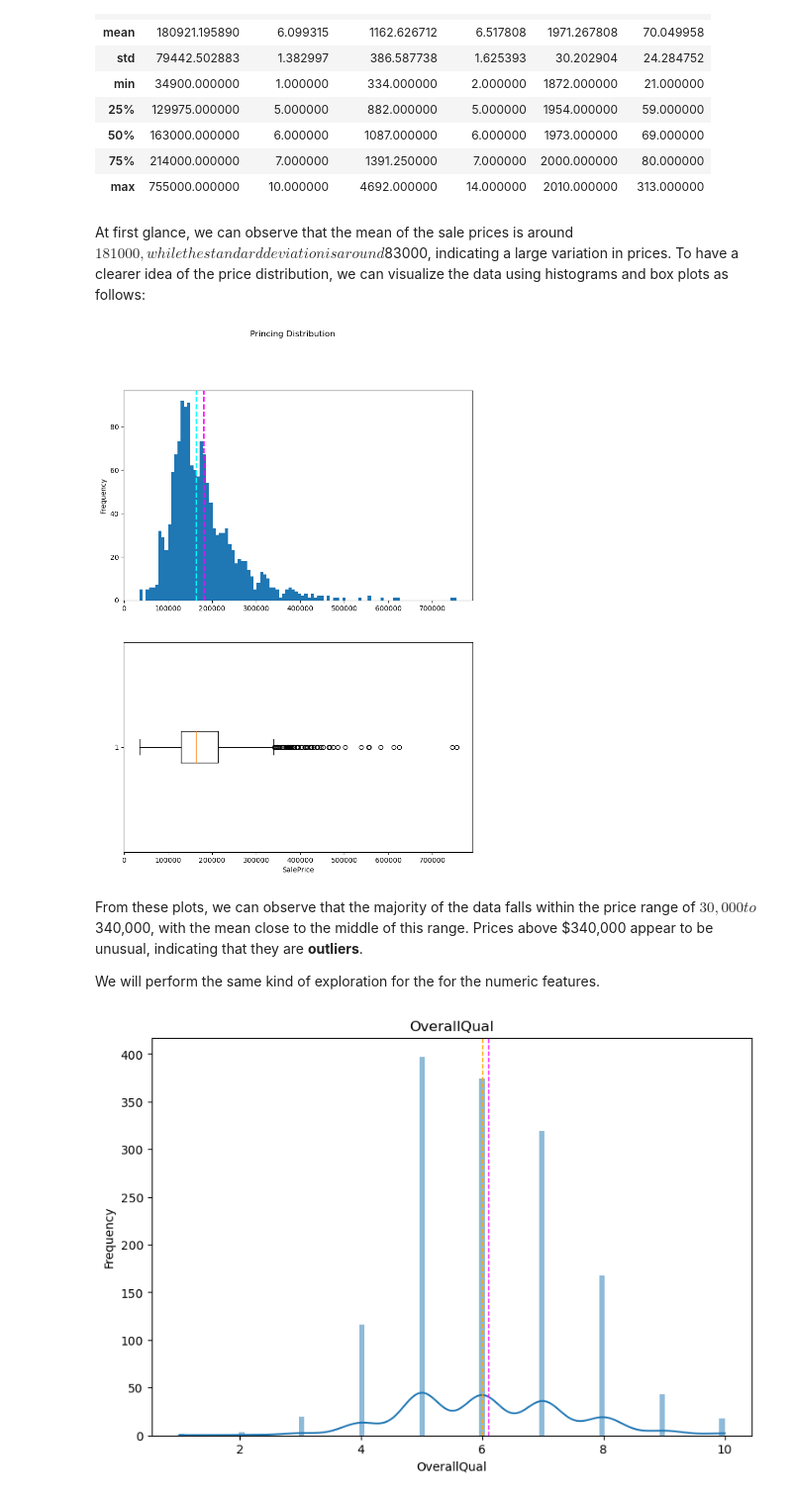
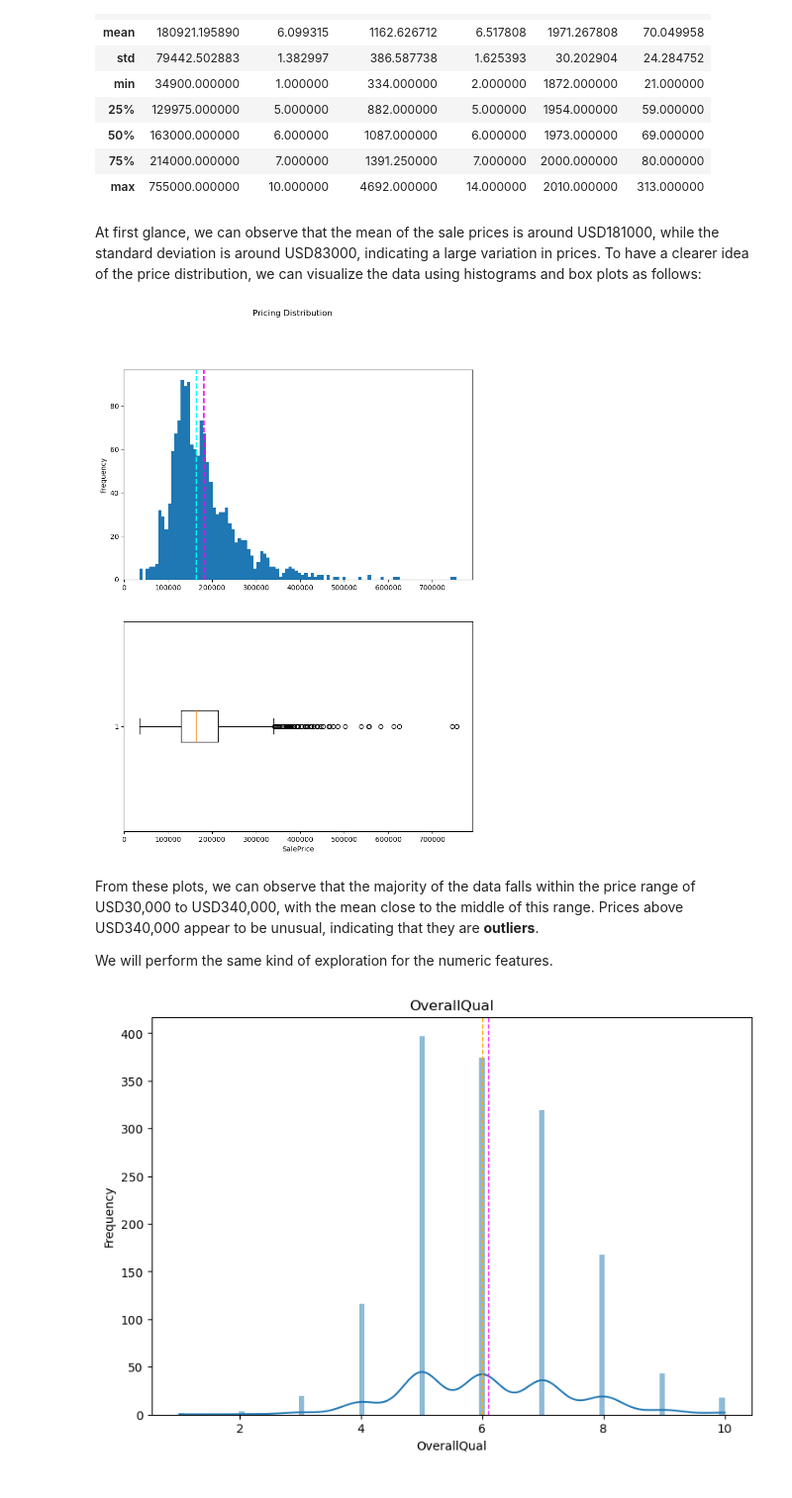
Before and after one commit to carlosopr/g-labs, a Jupyter notebook: project01/house_prices.ipynb, the cells around one changed output. Shown at 99% size. Saved outputs shown, nothing was run; the diff lists cells and outputs as text; code cells hidden in the pictures.

```diff
--- a/project01/house_prices.ipynb
+++ b/project01/house_prices.ipynb
@@ -86,15 +82,15 @@ df.describe()
 | 75% | 214000.000000 | 7.000000 | 1391.250000 | 7.000000 | 2000.000000 | 80.000000 |
 | max | 755000.000000 | 10.000000 | 4692.000000 | 14.000000 | 2010.000000 | 313.000000 |
 # %% [markdown]
-At first glance, we can observe that the mean of the sale prices is around $181000, while the standard deviation is around $83000, indicating a large variation in prices. To have a clearer idea of the price distribution, we can visualize the data using histograms and box plots as follows:
+At first glance, we can observe that the mean of the sale prices is around USD181000, while the standard deviation is around USD83000, indicating a large variation in prices. To have a clearer idea of the price distribution, we can visualize the data using histograms and box plots as follows:
 # %%
-DataPlotter.plot_distribution(df, target='SalePrice', title='Princing Distribution')
+DataPlotter.plot_distribution(df, target='SalePrice', title='Pricing Distribution')
 # %% [output]
-[figure, old version]
+[figure, new version]
 # %% [markdown]
-From these plots, we can observe that the majority of the data falls within the price range of $30,000 to $340,000, with the mean close to the middle of this range. Prices above $340,000 appear to be unusual, indicating that they are **outliers**.
+From these plots, we can observe that the majority of the data falls within the price range of USD30,000 to USD340,000, with the mean close to the middle of this range. Prices above USD340,000 appear to be unusual, indicating that they are **outliers**.
 
-We will perform the same kind of exploration for the for the numeric features.
+We will perform the same kind of exploration for the numeric features.
 # %%
 features = ['OverallQual','FloorSquareFeet','TotalRooms','YearBuilt','LotFrontage']
 
```
Also changed, not shown: parts of 65 cells of this notebook, 3 other files.
